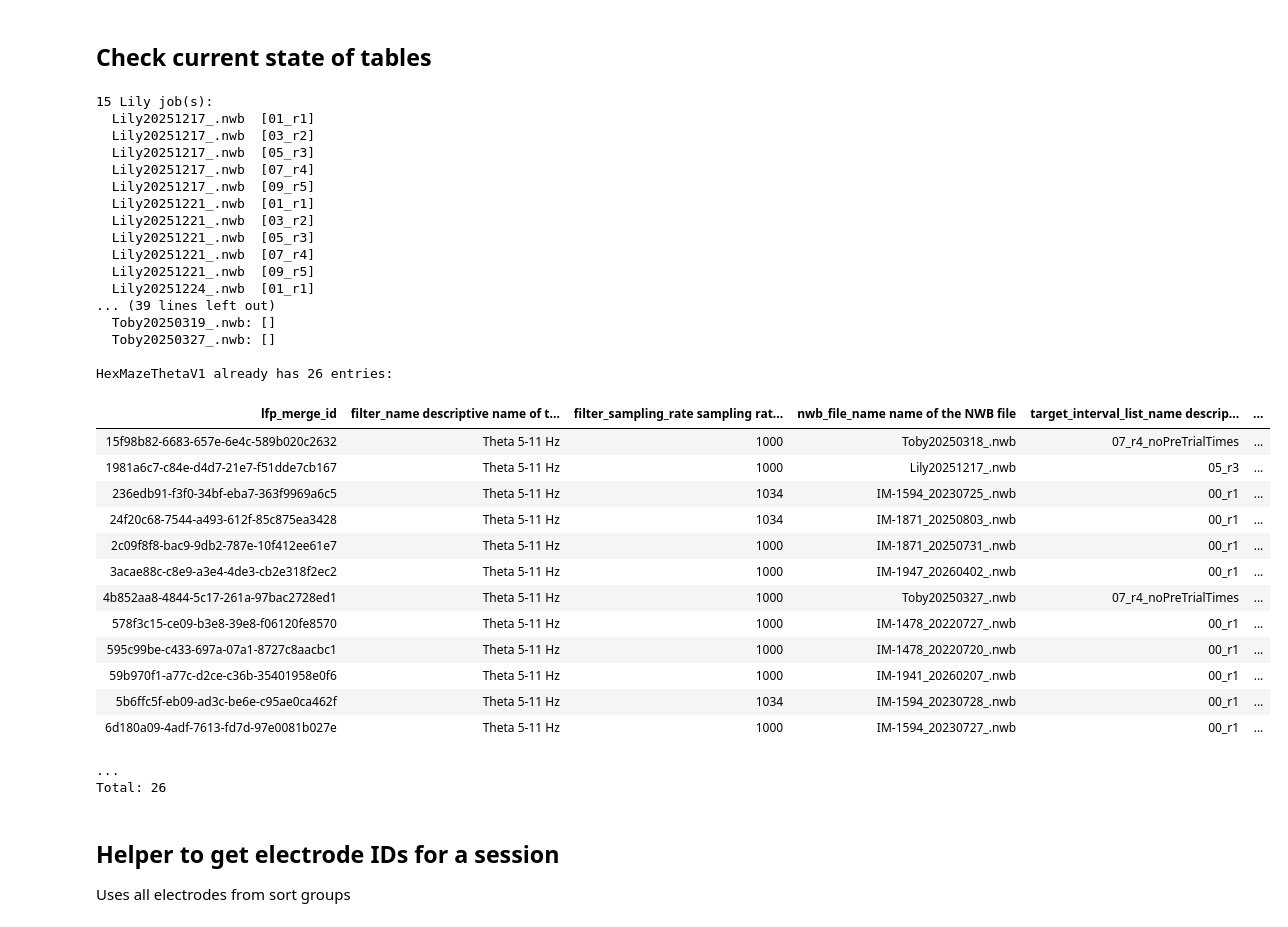
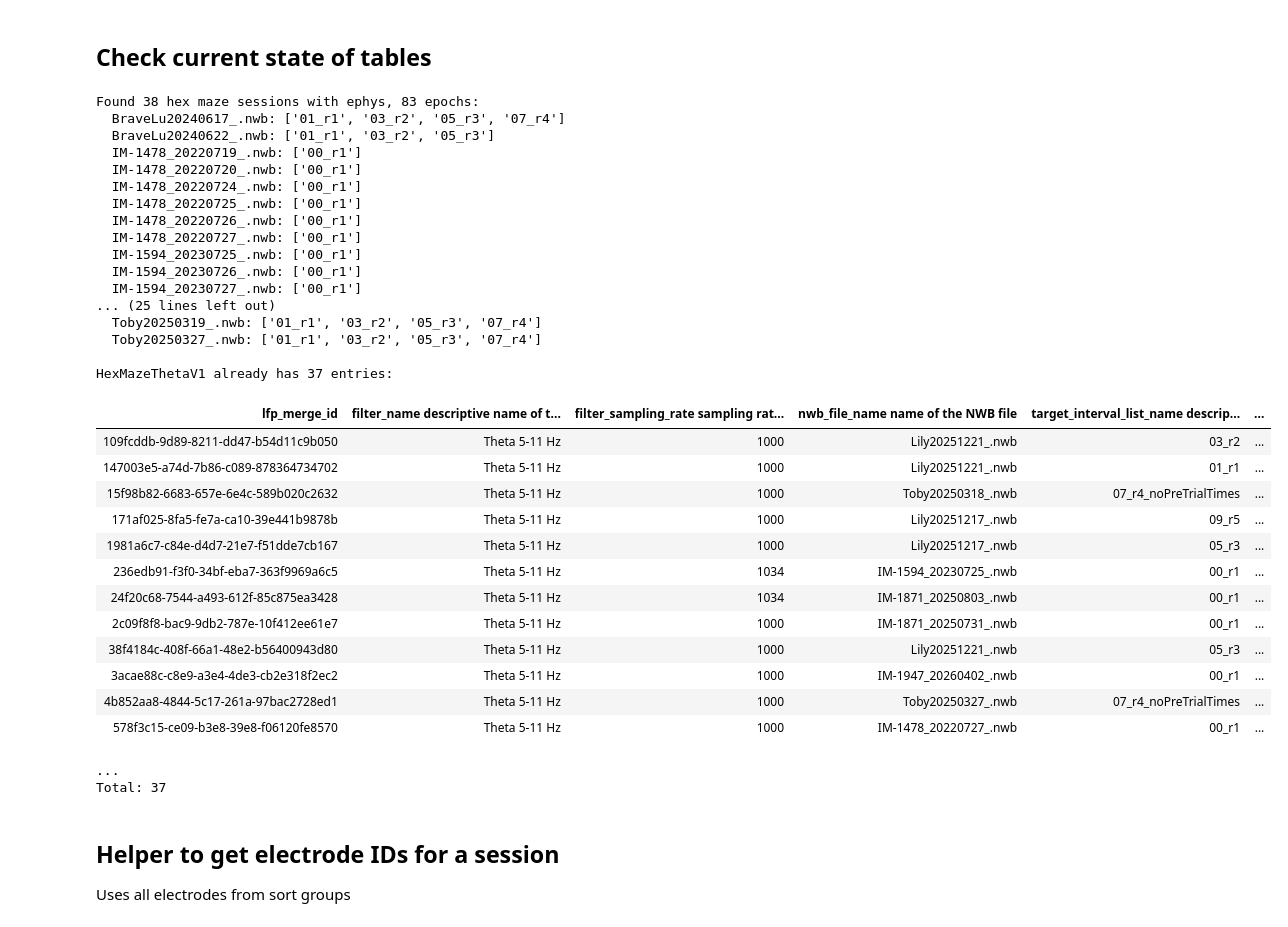
Before and after one commit to calderast/Hex-maze-spyglass, a Jupyter notebook: notebooks/analysis/Hex_Maze_Theta.ipynb, the cells around one changed output. Drawn from its saved outputs; the diff is of its cells as text; code cells hidden in the pictures.

Commit message:
Update for hex maze theta

```diff
--- a/notebooks/analysis/Hex_Maze_Theta.ipynb
+++ b/notebooks/analysis/Hex_Maze_Theta.ipynb
@@ -48,72 +48,63 @@ def get_run_intervals(nwb_file_name):
         (sgc.TaskEpoch & {"nwb_file_name": nwb_file_name, "epoch": e}).fetch1("interval_list_name")
         for e in hex_epochs
     ]
 
 
 # All sessions in HexMazeBlock that also have ephys data (a SortGroup entry)
 all_hex_sessions = sorted(set(HexMazeBlock.fetch("nwb_file_name")))
 files = sorted(
     f for f in all_hex_sessions if len(sort_group_table(f) & {"nwb_file_name": f}) > 0
 )
 
 # Expand each ephys session into one (session, run interval) job per run epoch.
 # This is the unit of work for the whole pipeline below.
 jobs = [
     {"nwb_file_name": f, "interval_list_name": iv}
     for f in files
     for iv in get_run_intervals(f)
 ]
 
-######## START ADDED FOR LILY -STEPH ####### !!!!!!
-# For now, only process Lily sessions
-jobs = [j for j in jobs if j["nwb_file_name"].startswith("Lily")]
-
-print(f"{len(jobs)} Lily job(s):")
-for j in jobs:
-    print(f"  {j['nwb_file_name']}  [{j['interval_list_name']}]")
-############## END ADDED
-
 print(f"Found {len(files)} hex maze sessions with ephys, {len(jobs)} epochs:")
 for f in files:
     intervals = [j["interval_list_name"] for j in jobs if j["nwb_file_name"] == f]
     print(f"  {f}: {intervals}")
 
 # What's already populated
 print(f"\nHexMazeThetaV1 already has {len(HexMazeThetaV1())} entries:")
 display(HexMazeThetaV1())
 # %% [output]
-15 Lily job(s):
-  Lily20251217_.nwb  [01_r1]
-  Lily20251217_.nwb  [03_r2]
-  Lily20251217_.nwb  [05_r3]
-  Lily20251217_.nwb  [07_r4]
-  Lily20251217_.nwb  [09_r5]
-  Lily20251221_.nwb  [01_r1]
-  Lily20251221_.nwb  [03_r2]
-  Lily20251221_.nwb  [05_r3]
-  Lily20251221_.nwb  [07_r4]
-  Lily20251221_.nwb  [09_r5]
-  Lily20251224_.nwb  [01_r1]
-... (39 lines left out)
-  Toby20250319_.nwb: []
-  Toby20250327_.nwb: []
+Found 38 hex maze sessions with ephys, 83 epochs:
+  BraveLu20240617_.nwb: ['01_r1', '03_r2', '05_r3', '07_r4']
+  BraveLu20240622_.nwb: ['01_r1', '03_r2', '05_r3']
+  IM-1478_20220719_.nwb: ['00_r1']
+  IM-1478_20220720_.nwb: ['00_r1']
+  IM-1478_20220724_.nwb: ['00_r1']
+  IM-1478_20220725_.nwb: ['00_r1']
+  IM-1478_20220726_.nwb: ['00_r1']
+  IM-1478_20220727_.nwb: ['00_r1']
+  IM-1594_20230725_.nwb: ['00_r1']
+  IM-1594_20230726_.nwb: ['00_r1']
+  IM-1594_20230727_.nwb: ['00_r1']
+... (25 lines left out)
+  Toby20250319_.nwb: ['01_r1', '03_r2', '05_r3', '07_r4']
+  Toby20250327_.nwb: ['01_r1', '03_r2', '05_r3', '07_r4']
 
-HexMazeThetaV1 already has 26 entries:
+HexMazeThetaV1 already has 37 entries:
 | lfp_merge_id | filter_name descriptive name of t... | filter_sampling_rate sampling rat... | nwb_file_name name of the NWB file | target_interval_list_name descrip... | ... |
+| 109fcddb-9d89-8211-dd47-b54d11c9b050 | Theta 5-11 Hz | 1000 | Lily20251221_.nwb | 03_r2 | ... |
+| 147003e5-a74d-7b86-c089-878364734702 | Theta 5-11 Hz | 1000 | Lily20251221_.nwb | 01_r1 | ... |
 | 15f98b82-6683-657e-6e4c-589b020c2632 | Theta 5-11 Hz | 1000 | Toby20250318_.nwb | 07_r4_noPreTrialTimes | ... |
+| 171af025-8fa5-fe7a-ca10-39e441b9878b | Theta 5-11 Hz | 1000 | Lily20251217_.nwb | 09_r5 | ... |
 | 1981a6c7-c84e-d4d7-21e7-f51dde7cb167 | Theta 5-11 Hz | 1000 | Lily20251217_.nwb | 05_r3 | ... |
 | 236edb91-f3f0-34bf-eba7-363f9969a6c5 | Theta 5-11 Hz | 1034 | IM-1594_20230725_.nwb | 00_r1 | ... |
 | 24f20c68-7544-a493-612f-85c875ea3428 | Theta 5-11 Hz | 1034 | IM-1871_20250803_.nwb | 00_r1 | ... |
 | 2c09f8f8-bac9-9db2-787e-10f412ee61e7 | Theta 5-11 Hz | 1000 | IM-1871_20250731_.nwb | 00_r1 | ... |
+| 38f4184c-408f-66a1-48e2-b56400943d80 | Theta 5-11 Hz | 1000 | Lily20251221_.nwb | 05_r3 | ... |
 | 3acae88c-c8e9-a3e4-4de3-cb2e318f2ec2 | Theta 5-11 Hz | 1000 | IM-1947_20260402_.nwb | 00_r1 | ... |
 | 4b852aa8-4844-5c17-261a-97bac2728ed1 | Theta 5-11 Hz | 1000 | Toby20250327_.nwb | 07_r4_noPreTrialTimes | ... |
 | 578f3c15-ce09-b3e8-39e8-f06120fe8570 | Theta 5-11 Hz | 1000 | IM-1478_20220727_.nwb | 00_r1 | ... |
-| 595c99be-c433-697a-07a1-8727c8aacbc1 | Theta 5-11 Hz | 1000 | IM-1478_20220720_.nwb | 00_r1 | ... |
-| 59b970f1-a77c-d2ce-c36b-35401958e0f6 | Theta 5-11 Hz | 1000 | IM-1941_20260207_.nwb | 00_r1 | ... |
-| 5b6ffc5f-eb09-ad3c-be6e-c95ae0ca462f | Theta 5-11 Hz | 1034 | IM-1594_20230728_.nwb | 00_r1 | ... |
-| 6d180a09-4adf-7613-fd7d-97e0081b027e | Theta 5-11 Hz | 1000 | IM-1594_20230727_.nwb | 00_r1 | ... |
 ...
-Total: 26
+Total: 37
 # %% [markdown]
 ## Helper to get electrode IDs for a session
 
```
Also changed, not shown: parts of 5 cells of this notebook.
